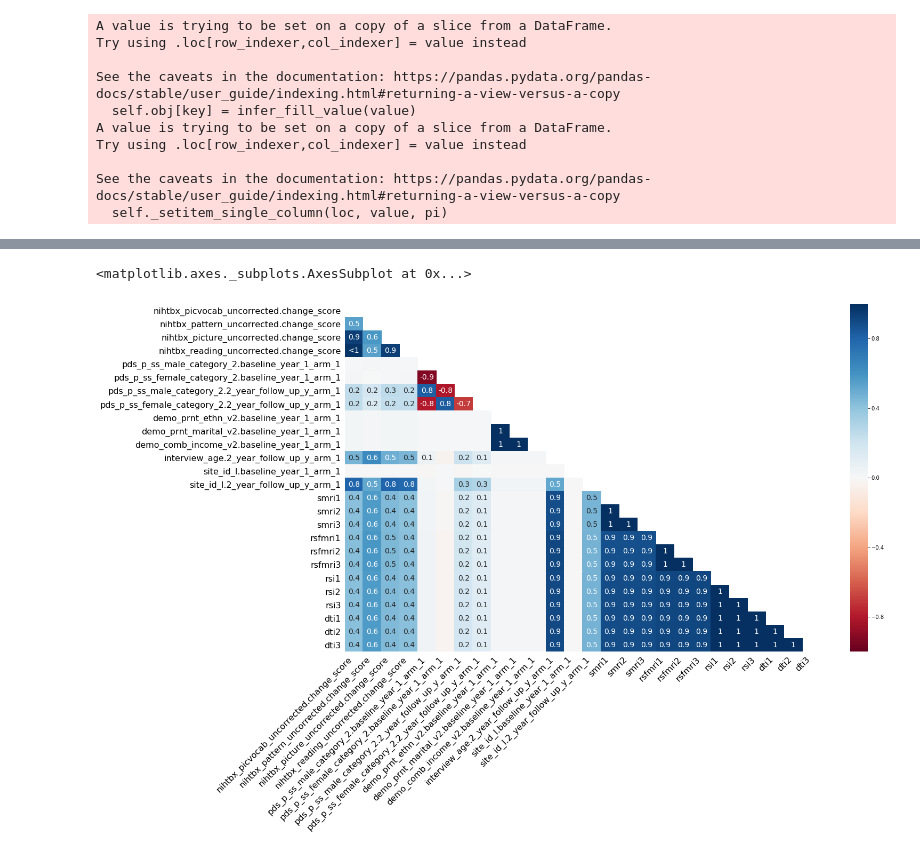
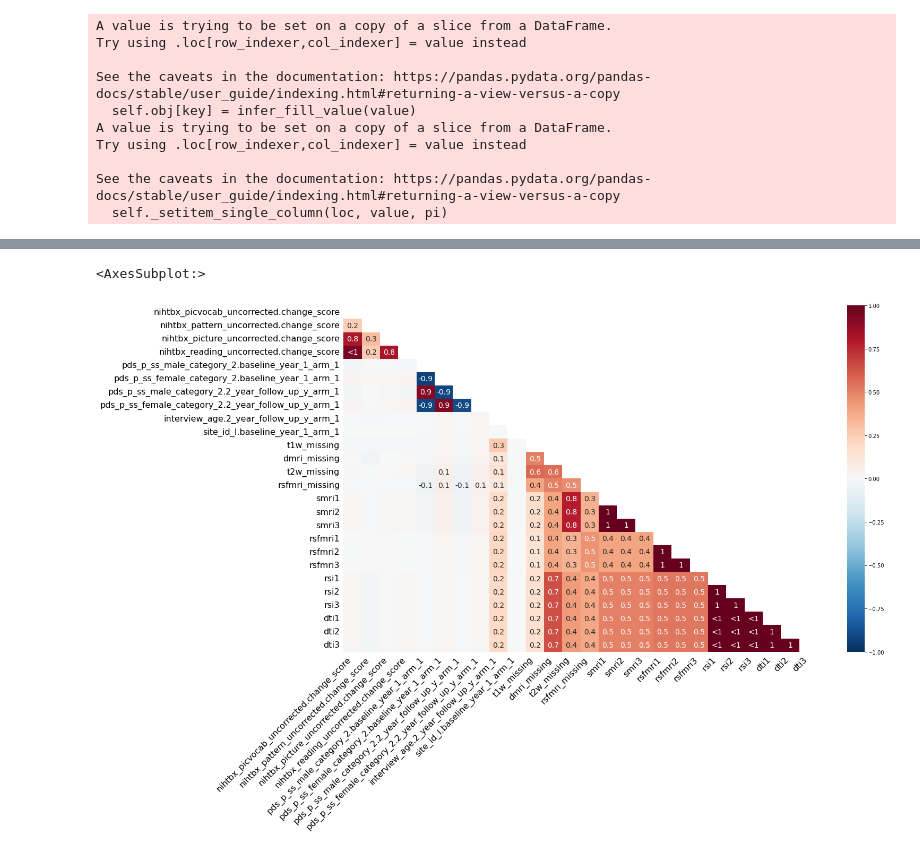
Before and after one commit to 62442katieb/deltaABCD_variability, a Jupyter notebook: notebooks/0.1missingness.ipynb, the cells around one changed output, grey strips where cells are left out. Saved outputs shown, nothing was run; the diff lists cells and outputs as text; code cells hidden in the pictures.

```diff
--- a/notebooks/0.1missingness.ipynb
+++ b/notebooks/0.1missingness.ipynb
@@ -15,10 +15,15 @@ FIGS_DIR = "figures/"
 OUTP_DIR = "output/"
 # %%
 df = pd.read_csv(join(PROJ_DIR, DATA_DIR, "data.csv"), index_col=0, header=0)
+# %%
+df.drop(list(df.filter(regex='lesion.*').columns), axis=1, inplace=True)
+# %%
+no_2yfu = df[df["interview_date.2_year_follow_up_y_arm_1"].isna() == True].index
+df = df.drop(no_2yfu, axis=0)
 # %%
 deltasmri_complete = pd.concat([df.filter(regex='smri.*change_score'),
                                 df.filter(regex='mrisdp.*change_score')], axis=1).dropna()
-deltarsfmri_complete = df.filter(regex='rsfmri.*change_score').dropna()
+deltarsfmri_complete = df.filter(regex='rsfmri.*change_score').dropna(how='any')
 deltarsi_complete = df.filter(regex='dmri_rsi.*change_score').dropna()
 deltadti_complete = df.filter(regex='dmri_dti.*change_score').dropna()
 # %%
@@ -58,26 +63,27 @@ puberty = [  #'sex.baseline_year_1_arm_1', 'sex.2_year_follow_up_y_arm_1',
     "pds_p_ss_female_category_2.2_year_follow_up_y_arm_1",
 ]
 demographics = [
-    "demo_prnt_ethn_v2.baseline_year_1_arm_1",
+    "race_ethnicity.baseline_year_1_arm_1",
+    #"demo_prnt_ethn_v2.baseline_year_1_arm_1",
     "demo_prnt_marital_v2.baseline_year_1_arm_1",
     "demo_prnt_ed_v2.baseline_year_1_arm_1",
     "demo_comb_income_v2.baseline_year_1_arm_1",
-    "demo_race_a_p___10.baseline_year_1_arm_1",
-    "demo_race_a_p___11.baseline_year_1_arm_1",
-    "demo_race_a_p___12.baseline_year_1_arm_1",
-    "demo_race_a_p___13.baseline_year_1_arm_1",
-    "demo_race_a_p___14.baseline_year_1_arm_1",
-    "demo_race_a_p___15.baseline_year_1_arm_1",
-    "demo_race_a_p___16.baseline_year_1_arm_1",
-    "demo_race_a_p___17.baseline_year_1_arm_1",
-    "demo_race_a_p___18.baseline_year_1_arm_1",
-    "demo_race_a_p___19.baseline_year_1_arm_1",
-    "demo_race_a_p___20.baseline_year_1_arm_1",
-    "demo_race_a_p___21.baseline_year_1_arm_1",
-    "demo_race_a_p___22.baseline_year_1_arm_1",
-    "demo_race_a_p___23.baseline_year_1_arm_1",
-    "demo_race_a_p___24.baseline_year_1_arm_1",
-    "demo_race_a_p___25.baseline_year_1_arm_1",
+    #"demo_race_a_p___10.baseline_year_1_arm_1",
+    #"demo_race_a_p___11.baseline_year_1_arm_1",
+    #"demo_race_a_p___12.baseline_year_1_arm_1",
+    #"demo_race_a_p___13.baseline_year_1_arm_1",
+    #"demo_race_a_p___14.baseline_year_1_arm_1",
+    #"demo_race_a_p___15.baseline_year_1_arm_1",
+    #"demo_race_a_p___16.baseline_year_1_arm_1",
+    #"demo_race_a_p___17.baseline_year_1_arm_1",
+    #"demo_race_a_p___18.baseline_year_1_arm_1",
+    #"demo_race_a_p___19.baseline_year_1_arm_1",
+    #"demo_race_a_p___20.baseline_year_1_arm_1",
+    #"demo_race_a_p___21.baseline_year_1_arm_1",
+    #"demo_race_a_p___22.baseline_year_1_arm_1",
+    #"demo_race_a_p___23.baseline_year_1_arm_1",
+    #"demo_race_a_p___24.baseline_year_1_arm_1",
+    #"demo_race_a_p___25.baseline_year_1_arm_1",
 ]
 age = [  #'mri_info_manufacturer.baseline_year_1_arm_1',
     #'mri_info_manufacturer.2_year_follow_up_y_arm_1',
@@ -245,7 +285,7 @@ msno.matrix(miss_w_comps)
 # %%
-msno.heatmap(miss_w_comps)
+msno.heatmap(miss_w_comps, cmap='RdBu_r')
 # %% [output]
-<matplotlib.axes._subplots.AxesSubplot at 0x...>
+<AxesSubplot:>
-[figure, old version]
+[figure, new version]
 # %%
 miss_w_comps.to_csv(join(PROJ_DIR, DATA_DIR, 'img_components_and_data.csv'))
```
Also changed, not shown: parts of 11 cells of this notebook, 6 other files.
